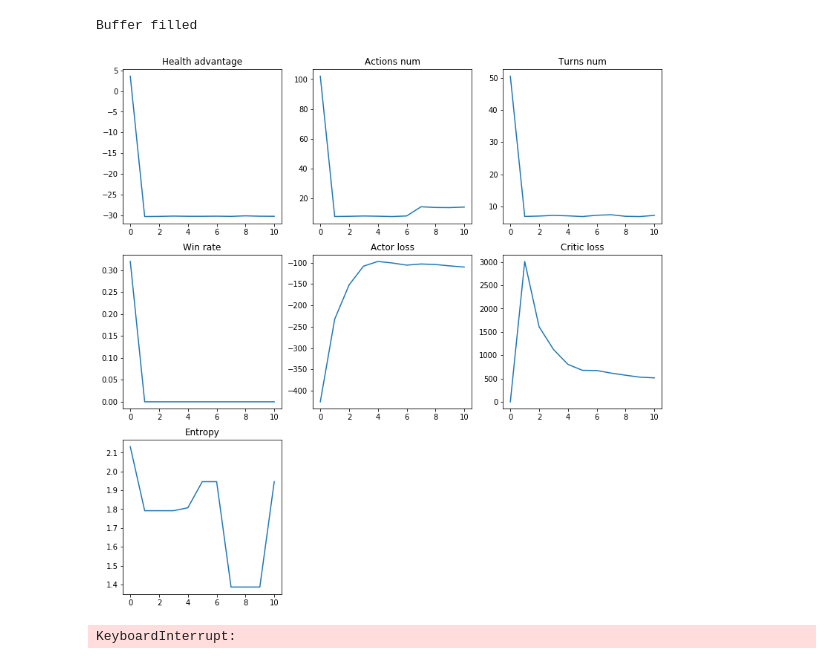
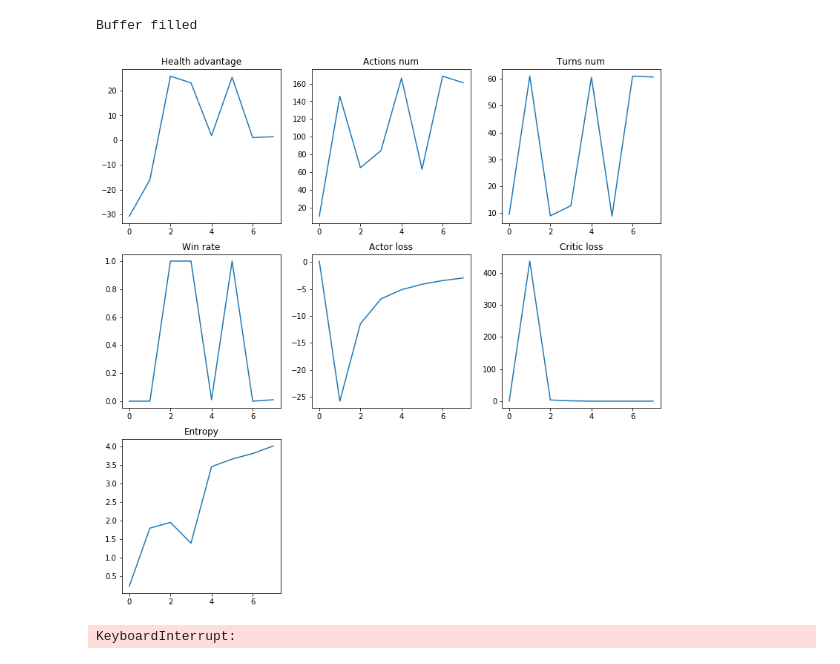
Before and after one commit to GospodinNoob/RL_CCG, a Jupyter notebook: refactored.ipynb, the cells around one changed output. Drawn from its saved outputs; the diff is of its cells as text; code cells hidden in the pictures.

Commit message:
entropy loss

```diff
--- a/refactored.ipynb
+++ b/refactored.ipynb
@@ -49,5 +37,6 @@ cards
 # %%
 session = ccg.Session(cardsList, coreList, 2)
+session2 = ccg.Session(cardsList, coreList, 2)
 # %%
 from __future__ import print_function
 print(torch.__version__)
@@ -65,5 +54,5 @@ a2cAgent = A2Cagent(actor, value, 0, PrioritizedReplay(), epsilon = 0.5)
 arAgent = ARagent(1)
 skipAgent = SkipAgent(1)
 # %%
-trainer2 = Trainer(session, [arAgent, a2cAgent])
-trainer2.playGame()
+trainer = Trainer(session, [a2cAgent, arAgent])
+trainer2 = Trainer(session2, [arAgent, a2cAgent])
@@ -131,8 +80,9 @@ actor_loss_epoch = []
 value_loss_epoch = []
 
 print("Filling buffer")
-for i in range(1):
+for i in range(100):
     trainer.playGame(record = True, evaluate = False)
+    trainer2.playGame(record = True, evaluate = False)
 print("Buffer filled")
 # %% [output]
 Filling buffer
@@ -140,7 +90,8 @@ Buffer filled
 # %%
 for i in range(10000):
     for j in range(30):
-        trainer.playSteps(10, replay_id = str(i)+" "+str(j))
+        trainer.playSteps(10, replay_id = str(i)+" "+str(j)+"1")
+        trainer2.playSteps(10, replay_id = str(i)+" "+str(j)+"2")
     observation, _, _ = session.processNewStateInfo()
     winner = -1
     if(observation["loser"] != -1):
@@ -153,6 +104,7 @@ for i in range(10000):
 
     if(i % 50 == 0):
         eval_trainer = copy.deepcopy(trainer)
+        eval_trainer2 = copy.deepcopy(trainer2)
         clear_output()
         eval_games = 100
         mean_health_adv = 0
@@ -161,7 +113,7 @@ for i in range(10000):
         mean_wins = 0
         mean_entropy = []
 
-        for i in range(eval_games):
+        for i in range(eval_games // 2):
             game_stat, entropy = eval_trainer.playGame(record = False, evaluate = True)
             adv, actions_num, turns, winner = game_stat
             mean_health_adv += adv[0]
@@ -169,6 +121,15 @@ for i in range(10000):
             mean_turns += turns
             mean_wins += winner[0]
             mean_entropy.extend(entropy[0])
+
+        for i in range(eval_games // 2):
+            game_stat, entropy = eval_trainer2.playGame(record = False, evaluate = True)
+            adv, actions_num, turns, winner = game_stat
+            mean_health_adv += adv[1]
+            mean_actions_num += actions_num[1]
+            mean_turns += turns
+            mean_wins += winner[1]
+            mean_entropy.extend(entropy[1])
 
         health_adv_log.append(mean_health_adv / eval_games)
         actions_num_log.append(mean_actions_num / eval_games)
@@ -187,34 +148,34 @@ for i in range(10000):
         plt.subplot(3, 3, 1)
         plt.plot(range(len(health_adv_log)), health_adv_log)
         plt.title("Health advantage")
 
         plt.subplot(3, 3, 2)
         plt.plot(range(len(actions_num_log)), actions_num_log)
         plt.title("Actions num")
 
         plt.subplot(3, 3, 3)
         plt.plot(range(len(turns_log)), turns_log)
         plt.title("Turns num")
 
         plt.subplot(3, 3, 4)
         plt.plot(range(len(wins_log)), wins_log)
         plt.title("Win rate")
 
         plt.subplot(3, 3, 5)
         plt.plot(range(len(actor_loss_log)), actor_loss_log)
         plt.title("Actor loss")
 
         plt.subplot(3, 3, 6)
         plt.plot(range(len(value_loss_log)), value_loss_log)
         plt.title("Critic loss")
 
         plt.subplot(3, 3, 7)
         plt.plot(range(len(entropy_log)), entropy_log)
         plt.title("Entropy")
 
         plt.show()
 # %% [output]
-[figure, old version]
+[figure, new version]
 KeyboardInterrupt:
 # %%
 entropy_log
```
Also changed, not shown: parts of 6 cells of this notebook, 3 other files.
